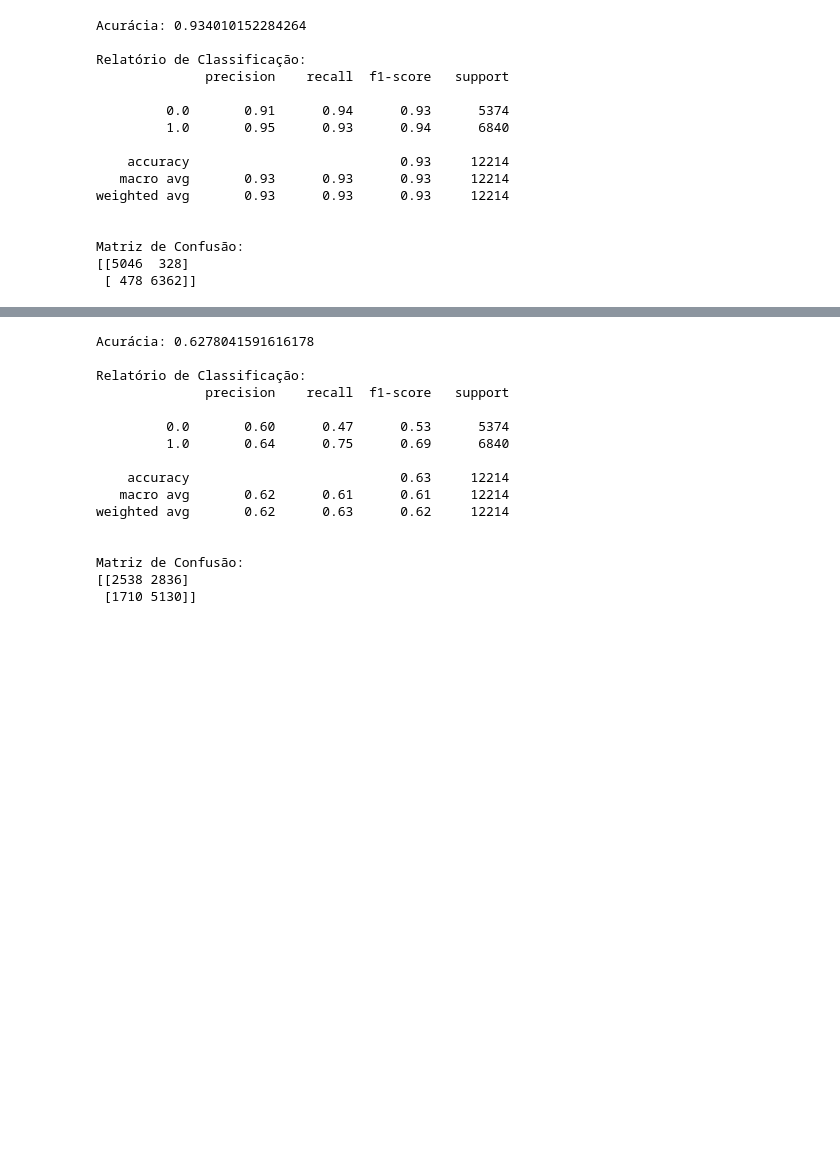
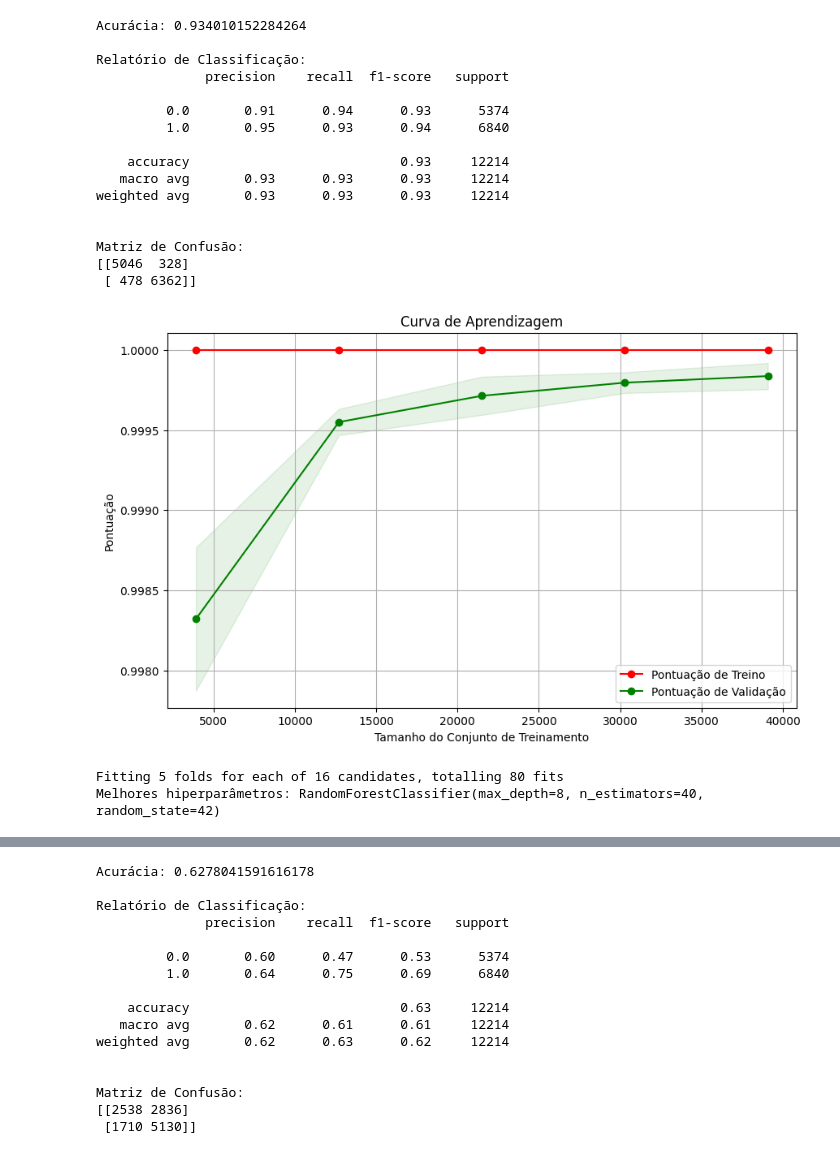
Before and after one commit to Sombra-MLET2/1-up-classifier, a Jupyter notebook: ml-models/Mushroom_Safety_Classifier.ipynb, the cells around one changed output, grey strips where cells are left out. Cells and saved outputs as stored; diff of their text form; code cells hidden in the pictures; blank space fills up the shorter version.

```diff
--- a/ml-models/Mushroom_Safety_Classifier.ipynb
+++ b/ml-models/Mushroom_Safety_Classifier.ipynb
@@ -285,3 +286,30 @@ weighted avg       0.93      0.93      0.93     12214
 Matriz de Confusão:
 [[5046  328]
  [ 478 6362]]
+# %%
+from utils import plot_learning_curve
+
+plot_learning_curve(model, x_train, y_train, cv=5, n_jobs=-1)
+plt.show()
+# %% [output]
+[figure, added]
+# %%
+import numpy as np
+from sklearn.model_selection import GridSearchCV
+
+model = RandomForestClassifier(random_state=42)
+
+param_grid = {
+    'n_estimators': [35, 40, 42, 45],
+    'max_depth': [5, 6, 7, 8]
+}
+
+grid_search = GridSearchCV(model, param_grid, cv=5, n_jobs=-1, verbose=2, error_score=np.nan, scoring='accuracy')
+grid_search.fit(x_train, y_train)
+
+best_rf_classifier = grid_search.best_estimator_
+
+print(f"Melhores hiperparâmetros: {best_rf_classifier}")
+# %% [output]
+Fitting 5 folds for each of 16 candidates, totalling 80 fits
+Melhores hiperparâmetros: RandomForestClassifier(max_depth=8, n_estimators=40, random_state=42)
```
Also changed, not shown: parts of 3 cells of this notebook, 1 other file.
